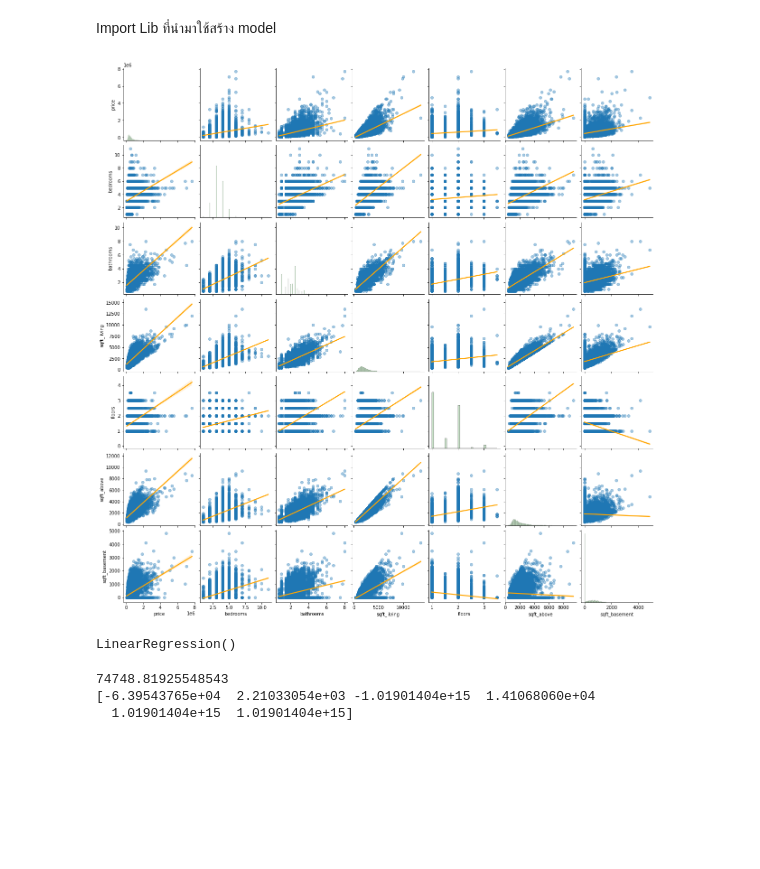
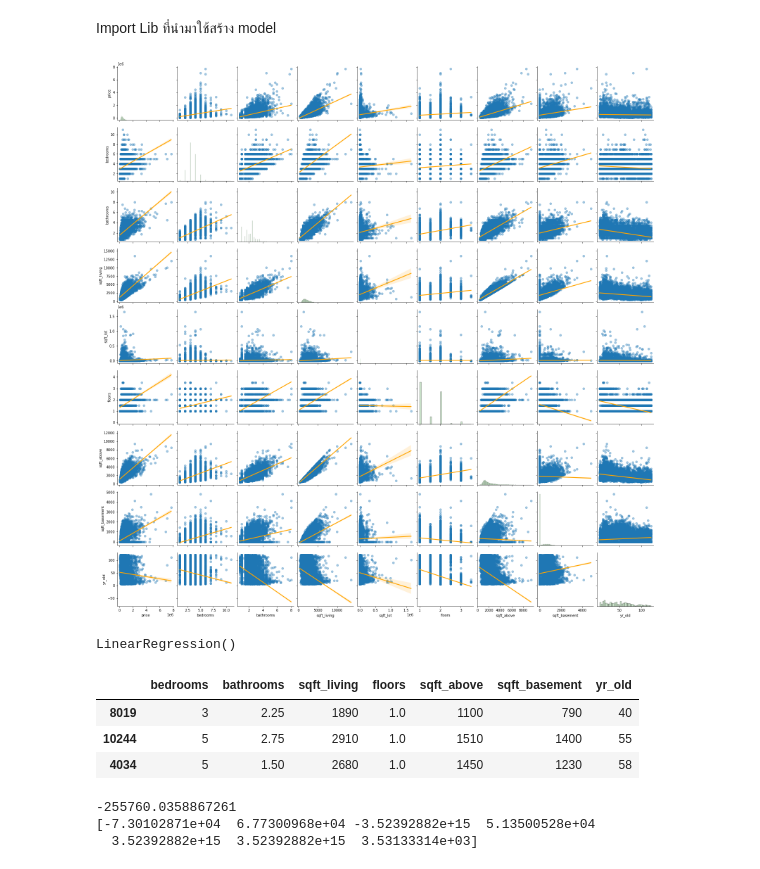
Before and after one commit to GmBeHappy/-Home-price-prediction-using-Linear-regression, a Jupyter notebook: Model_creation.ipynb, the cells around one changed output. Drawn from its saved outputs; the diff is of its cells as text; code cells hidden in the pictures; blank space fills up the shorter version.

```diff
--- a/Model_creation.ipynb
+++ b/Model_creation.ipynb
@@ -18,30 +18,37 @@ X = df[['bedrooms', 'bathrooms', 'sqft_living', 'floors', 'sqft_above', 'sqft_ba
 y = df['price']
 x_train, x_test, y_train, y_test = train_test_split(X, y, test_size = 0.2, random_state = 42)
 # %%
-#sns.pairplot(df[['price','bedrooms', 'bathrooms', 'sqft_living', 'sqft_lot', 'floors', 'sqft_above', 'sqft_basement', 'yr_built']],
+sns.pairplot(df[['price','bedrooms', 'bathrooms', 'sqft_living', 'sqft_lot', 'floors', 'sqft_above', 'sqft_basement', 'yr_old']],
 #sns.pairplot(df[['price','bedrooms', 'bathrooms', 'sqft_living', 'floors', 'sqft_above', 'sqft_basement', 'yr_old']],
-sns.pairplot(df[['price','bedrooms', 'bathrooms', 'sqft_living', 'floors', 'sqft_above', 'sqft_basement']],
+#sns.pairplot(df[['price','bedrooms', 'bathrooms', 'sqft_living', 'floors', 'sqft_above', 'sqft_basement']],
              kind='reg',
              plot_kws={'scatter_kws': {'alpha': 0.4},
                        'line_kws': {'color': 'orange'}},
              diag_kws={'color': 'green', 'alpha':.2});
 # %% [output]
-[figure, old version]
+[figure, new version]
 # %%
 regr = linear_model.LinearRegression()
 regr.fit(x_train, y_train)
 # %% [output]
 LinearRegression()
+# %%
+x_test.head(3)
+# %% [output]
+|  | bedrooms | bathrooms | sqft_living | floors | sqft_above | sqft_basement | yr_old |
+| 8019 | 3 | 2.25 | 1890 | 1.0 | 1100 | 790 | 40 |
+| 10244 | 5 | 2.75 | 2910 | 1.0 | 1510 | 1400 | 55 |
+| 4034 | 5 | 1.50 | 2680 | 1.0 | 1450 | 1230 | 58 |
 # %%
 y_prediction =  regr.predict(x_test)
 y_prediction
-x_test.head(3)
+
 print(regr.intercept_)
 print(regr.coef_)
 # %% [output]
-74748.81925548543
-[-6.39543765e+04  2.21033054e+03 -1.01901404e+15  1.41068060e+04
-  1.01901404e+15  1.01901404e+15]
+-255760.0358867261
+[-7.30102871e+04  6.77300968e+04 -3.52392882e+15  5.13500528e+04
+  3.52392882e+15  3.52392882e+15  3.53133314e+03]
 # %%
 score = r2_score(y_test,y_prediction)
 print('r2 socre is',score)
```
Also changed, not shown: parts of 1 cell of this notebook, 5 other files.
